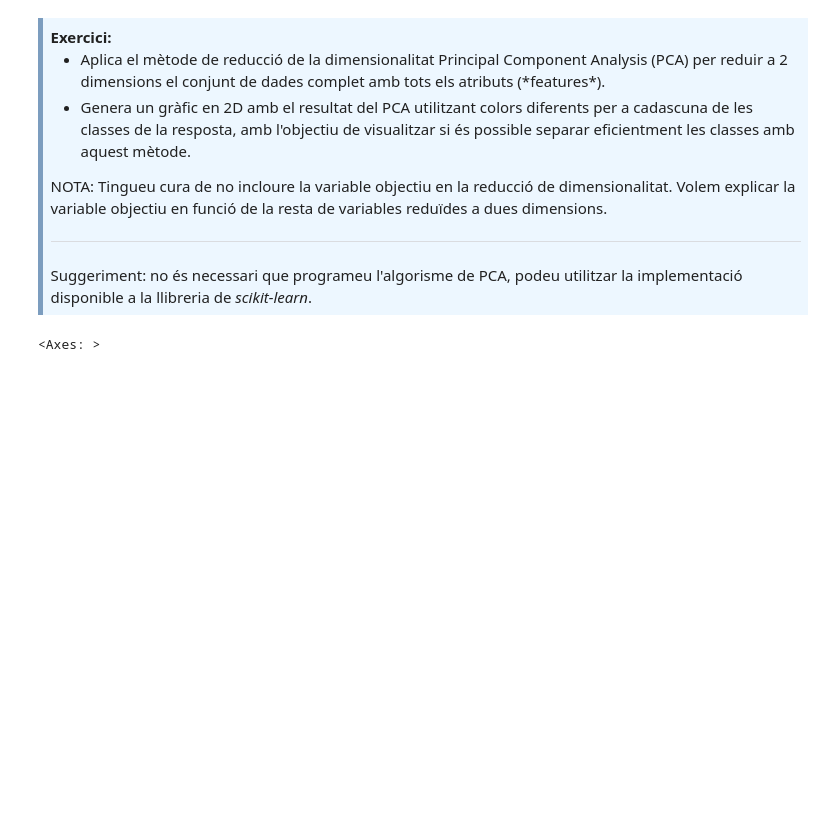
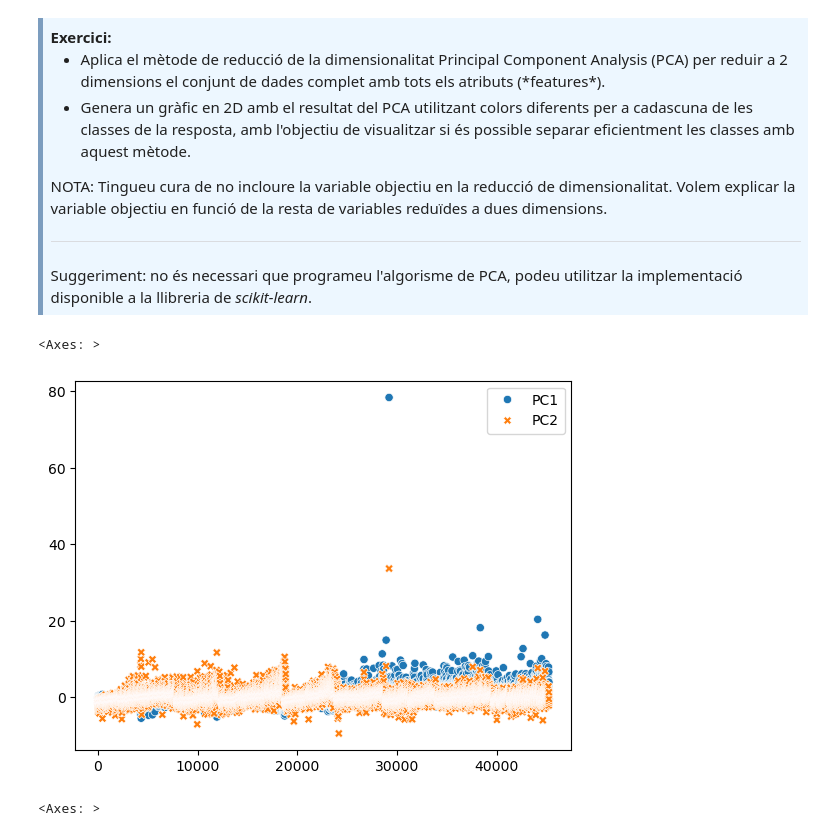
Before and after one commit to skril349/Aprenentatge_automatic, a Jupyter notebook: PAC_1/M2.991_20241_PAC1-Enunciat-1.ipynb, the cells around one changed output. Drawn from its saved outputs; the diff is of its cells as text; code cells hidden in the pictures; blank space fills up the shorter version.

```diff
--- a/PAC_1/M2.991_20241_PAC1-Enunciat-1.ipynb
+++ b/PAC_1/M2.991_20241_PAC1-Enunciat-1.ipynb
@@ -714,6 +714,29 @@ NOTA: Tingueu cura de no incloure la variable objectiu en la reducció de dimens
 <hr>
 Suggeriment: no és necessari que programeu l'algorisme de PCA, podeu utilitzar la implementació disponible a la llibreria de <i>scikit-learn</i>.<br>
 </div>
+# %%
+from sklearn.preprocessing import StandardScaler
+from sklearn.decomposition import PCA
+
+# Standardizing the features
+scaler = StandardScaler()
+X_numeric_cols = X.select_dtypes(include=['int64']).columns
+X_numeric = df[X_numeric_cols]
+
+
+X_scaled = scaler.fit_transform(X_numeric)
+
+# Applying PCA to reduce to 2 components
+pca = PCA(n_components=2)
+X_pca = pca.fit_transform(X_scaled)
+
+# Creating a DataFrame for the PCA results
+pca_df = pd.DataFrame(X_pca, columns=['PC1', 'PC2'])
+
+sns.scatterplot(pca_df)
+# %% [output]
+<Axes: >
+[figure, added]
 # %%
 from sklearn.decomposition import PCA
 df
```
